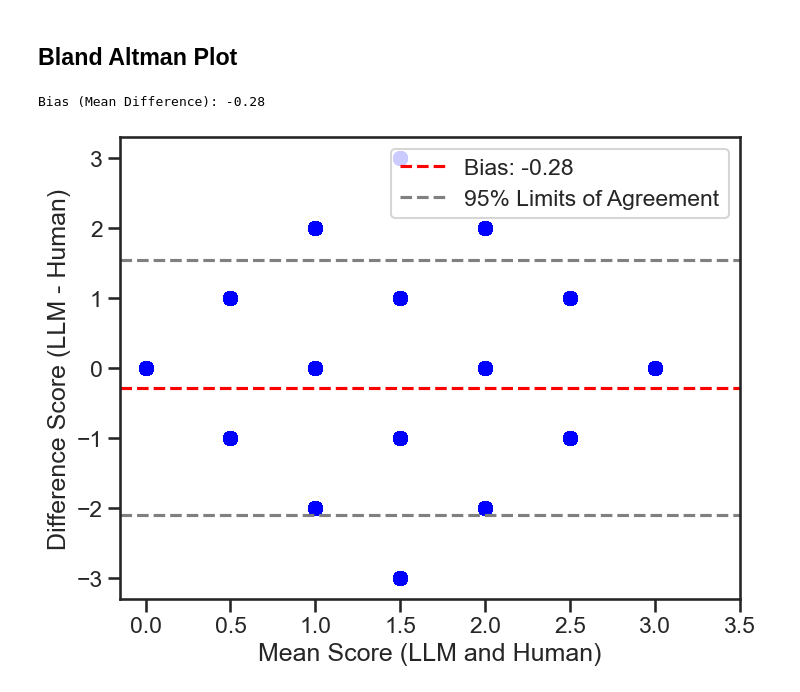
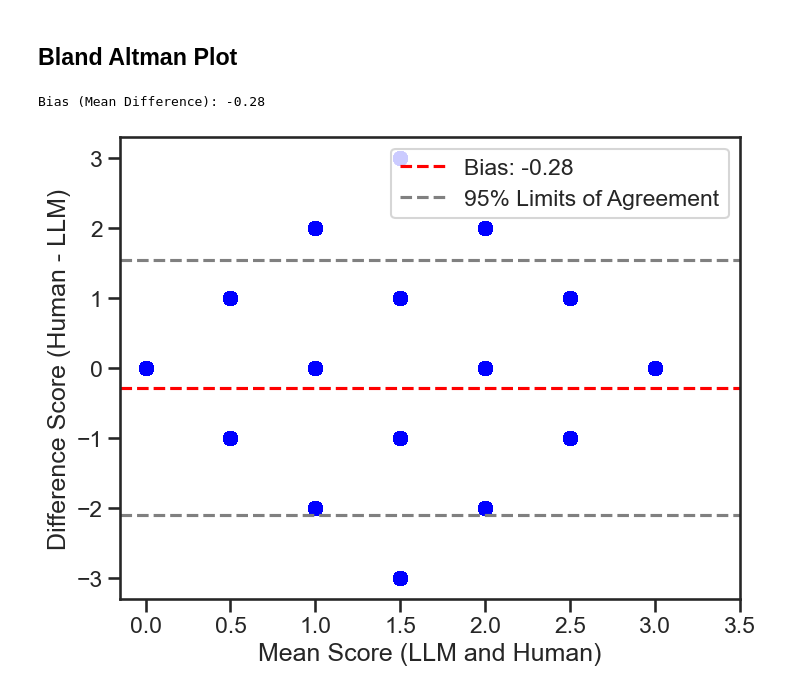
Before and after one commit to rahmanidashti/BiasSyntheticData, a Jupyter notebook: 3-judgement-analysis.ipynb, the cells around one changed output. Drawn from its saved outputs; the diff is of its cells as text; code cells hidden in the pictures.

Commit message:
update plots

```diff
--- a/3-judgement-analysis.ipynb
+++ b/3-judgement-analysis.ipynb
@@ -188,32 +188,32 @@ diff_scores = human_scores - llm_scores
 
 # Calculate the bias (mean difference)
 bias = np.mean(diff_scores)
 
 # Print the bias
 print(f'Bias (Mean Difference): {bias:.2f}')
 
 # Bland-Altman Plot function
 def bland_altman_plot(data1, data2):
     mean_scores = np.mean([data1, data2], axis=0)
     diff_scores = data1 - data2
     mean_diff = np.mean(diff_scores)
     std_diff = np.std(diff_scores)
 
     plt.figure(figsize=(8, 6))
     plt.scatter(mean_scores, diff_scores, color='blue', alpha=0.5)
     plt.axhline(mean_diff, color='red', linestyle='--', label=f'Bias: {mean_diff:.2f}')
     plt.axhline(mean_diff + 1.96*std_diff, color='gray', linestyle='--', label='95% Limits of Agreement')
     plt.axhline(mean_diff - 1.96*std_diff, color='gray', linestyle='--')
     # plt.title('Bland-Altman Plot for Categorical Scores')
     plt.xlabel('Mean Score (LLM and Human)')
-    plt.ylabel('Difference Score (LLM - Human)')
+    plt.ylabel('Difference Score (Human - LLM)')
     plt.yticks(np.arange(-3, 4, step=1))
     plt.xticks(np.arange(0, 4, step=0.5))
     plt.legend()
     plt.savefig("figs/bland_altman_plot_scores.pdf", bbox_inches="tight")
 
 # Run the Bland-Altman Plot
 bland_altman_plot(human_scores, llm_scores)
 # %% [output]
 Bias (Mean Difference): -0.28
-[figure, old version]
+[figure, new version]
```
Also changed, not shown: parts of 2 cells of this notebook, 1 other file.
